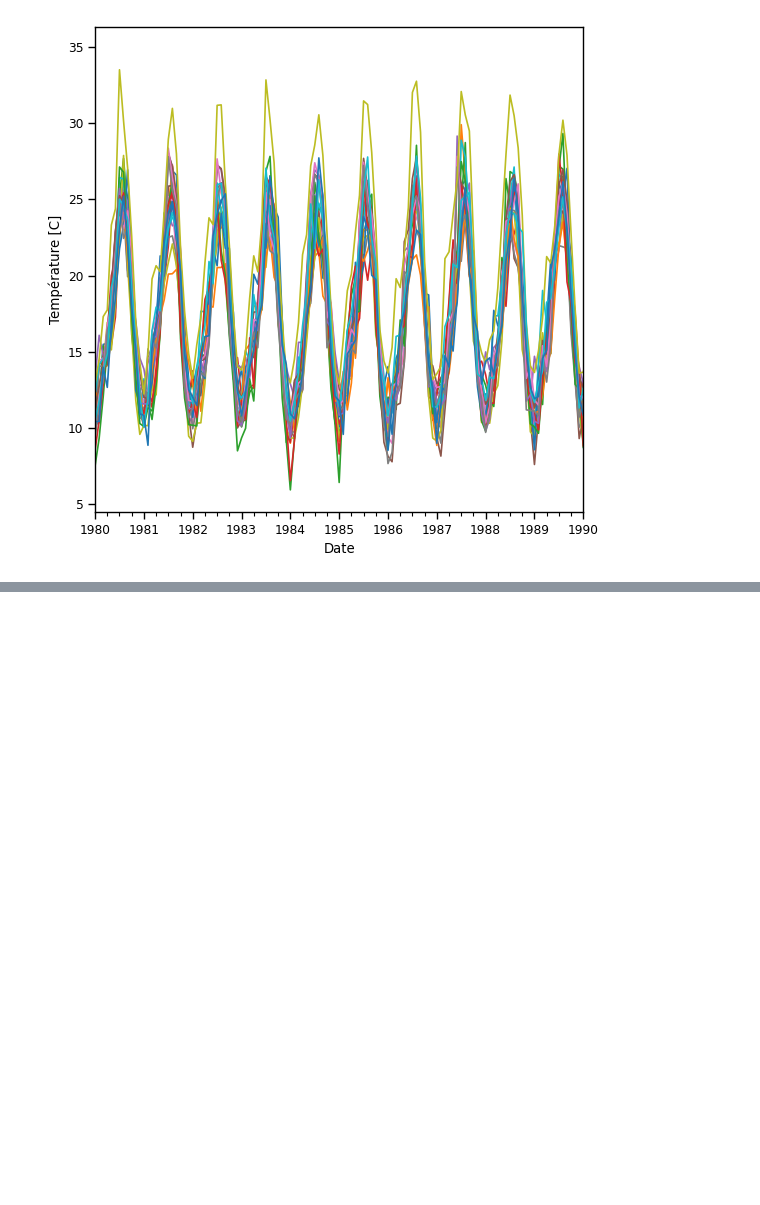
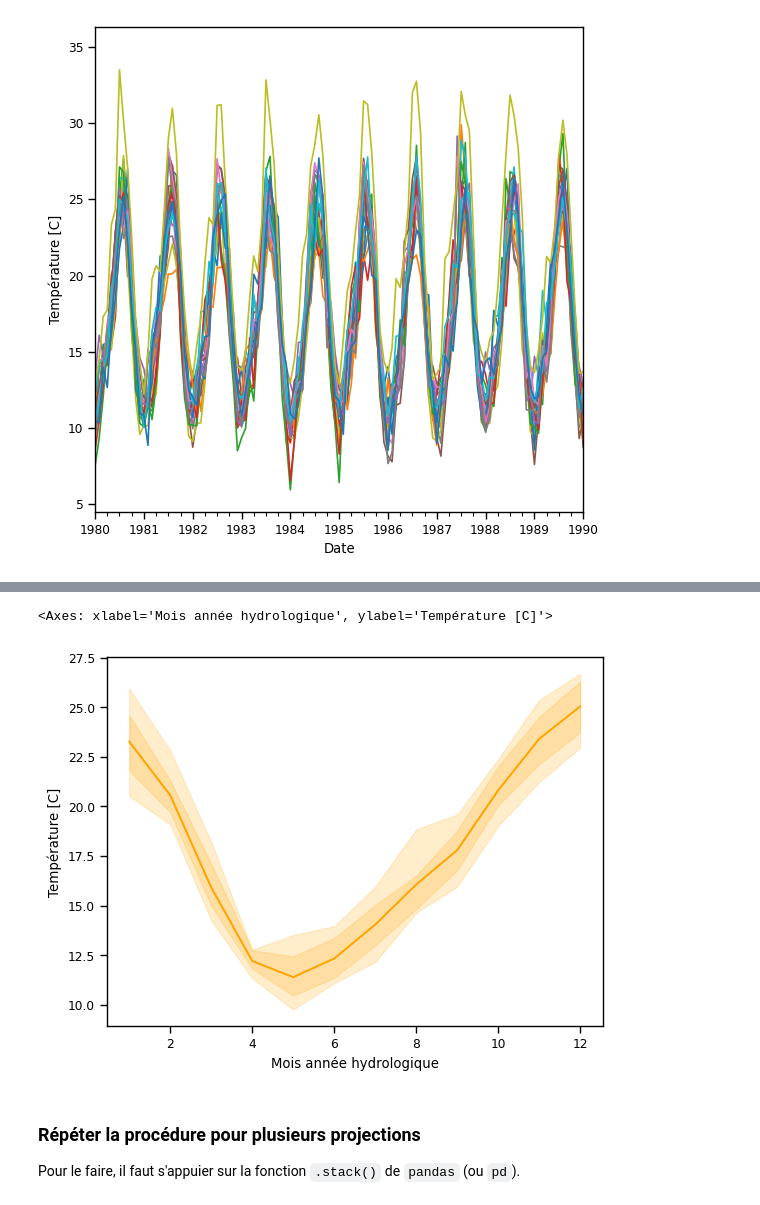
Before and after one commit to JosePedroMatos/Climate-change, a Jupyter notebook: 05. Visualize climate projections.ipynb, the cells around one changed output, grey strips where cells are left out. Saved outputs shown, nothing was run; the diff lists cells and outputs as text; code cells hidden in the pictures; blank space fills up the shorter version.

```diff
--- a/05. Visualize climate projections.ipynb
+++ b/05. Visualize climate projections.ipynb
@@ -109,0 +216,10 @@ Pour
+# %%
+sns.lineplot(data=one_projection, x='Mois année hydrologique', y='Température [C]', errorbar=('pi', 90), color='orange')
+sns.lineplot(data=one_projection, x='Mois année hydrologique', y='Température [C]', errorbar=('pi', 60), color='orange')
+# %% [output]
+<Axes: xlabel='Mois année hydrologique', ylabel='Température [C]'>
+[figure, added]
+# %% [markdown]
+### Répéter la procédure pour plusieurs projections
+
+Pour le faire, il faut s'appuier sur la fonction `.stack()` de `pandas` (ou `pd`).
```
Also changed, not shown: parts of 17 cells of this notebook, 27 other files.
